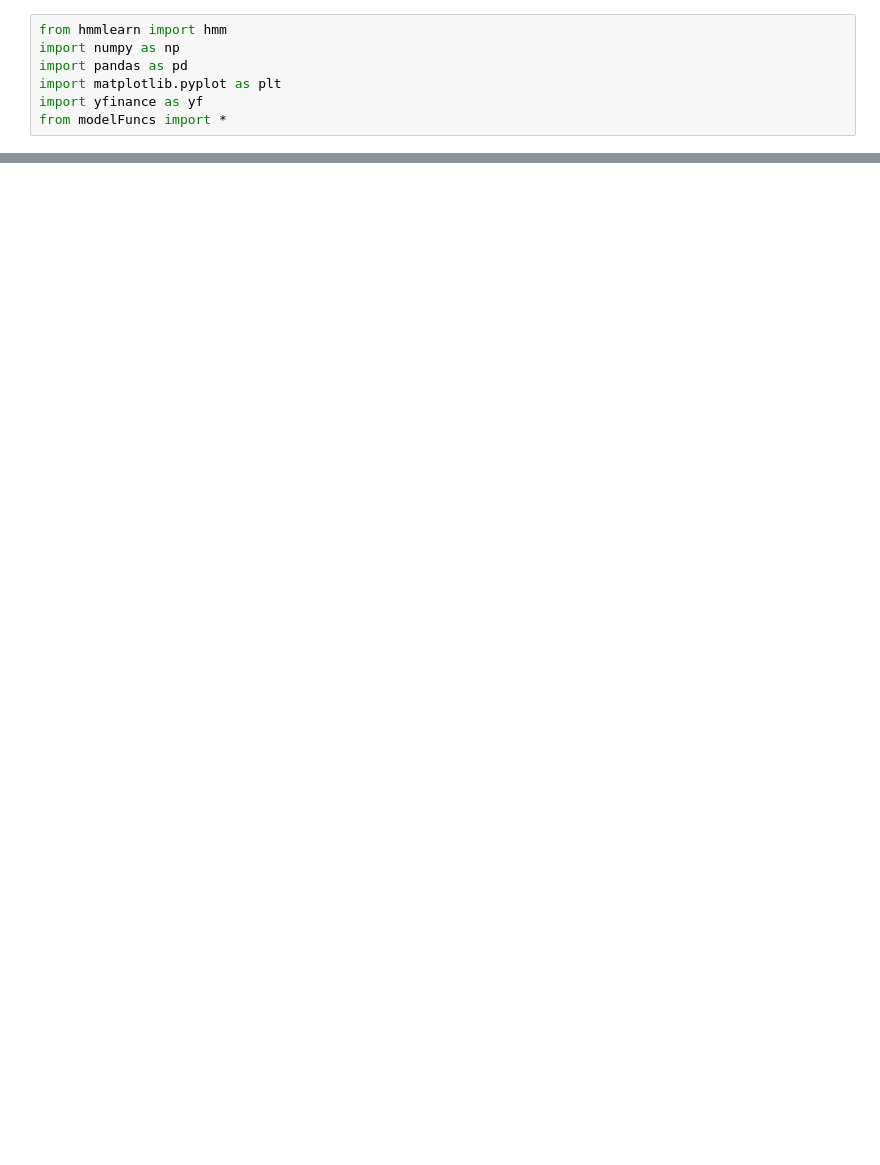
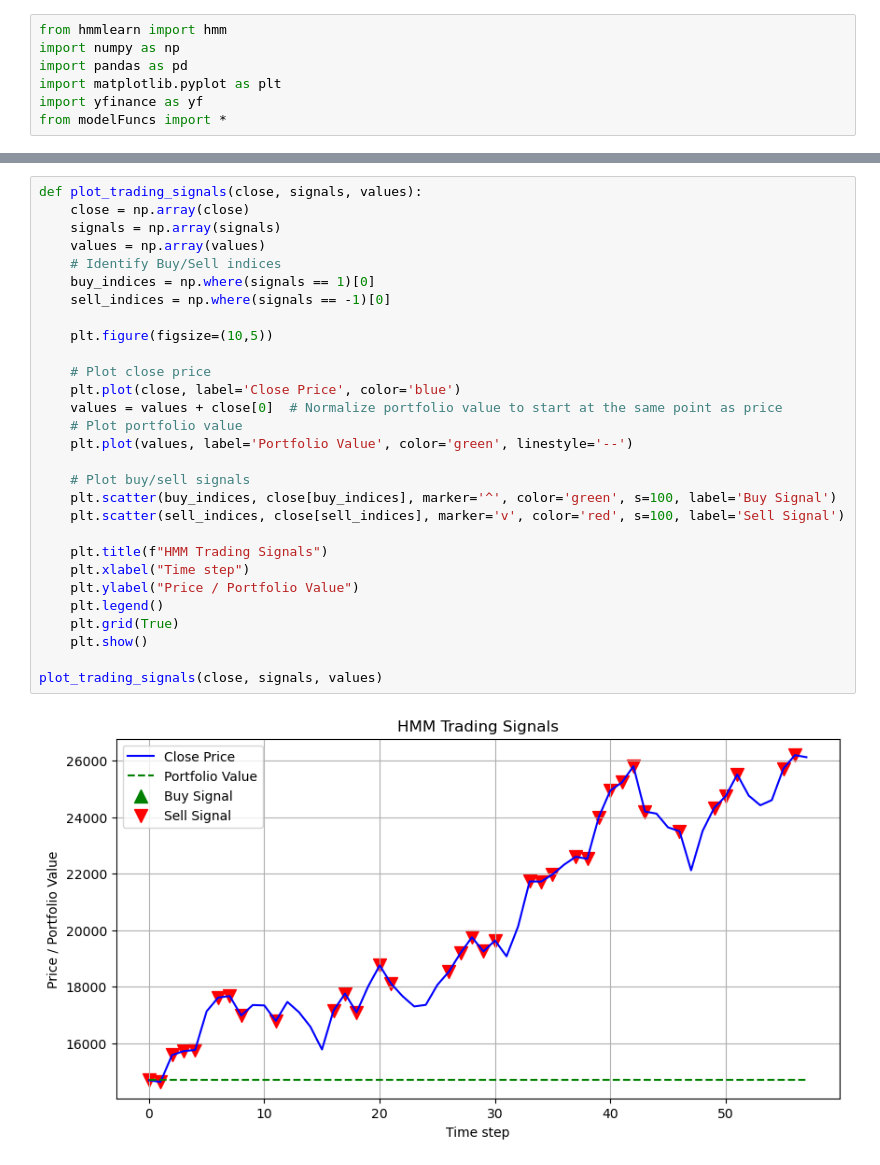
Before and after one commit to anderswol/AppStat2, a Jupyter notebook: Aske/aske_medstocks.ipynb, the cells around one changed output, grey strips where cells are left out. Saved outputs shown, nothing was run; the diff lists cells and outputs as text; blank space fills up the shorter version.

```diff
--- a/Aske/aske_medstocks.ipynb
+++ b/Aske/aske_medstocks.ipynb
@@ -81,3 +204,34 @@ hmm_price, close = HMMPricePredictor(data, obs, 400, Ncomp=5)
+# %%
+def plot_trading_signals(close, signals, values):
+    close = np.array(close)
+    signals = np.array(signals)
+    values = np.array(values)
+    # Identify Buy/Sell indices
+    buy_indices = np.where(signals == 1)[0]
+    sell_indices = np.where(signals == -1)[0]
+
+    plt.figure(figsize=(10,5))
+
+    # Plot close price
+    plt.plot(close, label='Close Price', color='blue')
+    values = values + close[0]  # Normalize portfolio value to start at the same point as price
+    # Plot portfolio value
+    plt.plot(values, label='Portfolio Value', color='green', linestyle='--')
+
+    # Plot buy/sell signals
+    plt.scatter(buy_indices, close[buy_indices], marker='^', color='green', s=100, label='Buy Signal')
+    plt.scatter(sell_indices, close[sell_indices], marker='v', color='red', s=100, label='Sell Signal')
+
+    plt.title(f"HMM Trading Signals")
+    plt.xlabel("Time step")
+    plt.ylabel("Price / Portfolio Value")
+    plt.legend()
+    plt.grid(True)
+    plt.show()
+
+plot_trading_signals(close, signals, values)
+# %% [output]
+[figure, added]
 # %%
 #Plot price against dates:
 fig, ax = plt.subplots(figsize=(10, 6))
```
Also changed, not shown: parts of 11 cells of this notebook, 3 other files.
